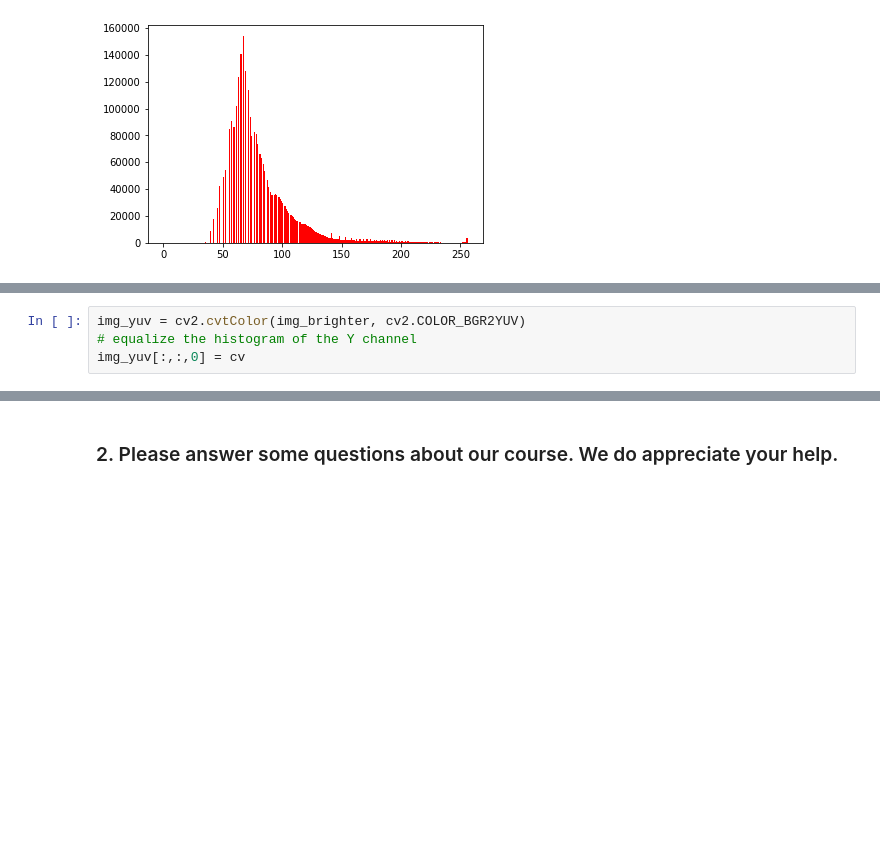
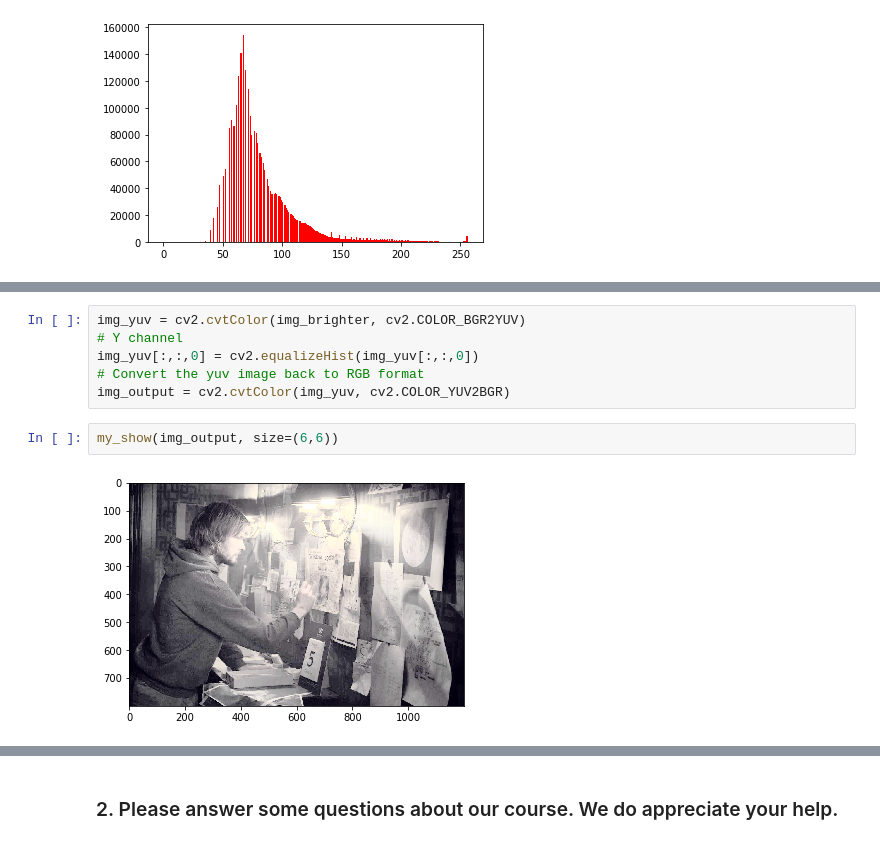
Before and after one commit to Raydrrrr1234/kaikeba, a Jupyter notebook: 第一周_CV课作业.ipynb, the cells around one changed output, grey strips where cells are left out. Cells and saved outputs as stored; diff of their text form; blank space fills up the shorter version.

```diff
--- a/第一周_CV课作业.ipynb
+++ b/第一周_CV课作业.ipynb
@@ -133,4 +131,10 @@ plt.show()
 # %%
 img_yuv = cv2.cvtColor(img_brighter, cv2.COLOR_BGR2YUV)
-# equalize the histogram of the Y channel
-img_yuv[:,:,0] = cv
+# Y channel
+img_yuv[:,:,0] = cv2.equalizeHist(img_yuv[:,:,0])
+# Convert the yuv image back to RGB format
+img_output = cv2.cvtColor(img_yuv, cv2.COLOR_YUV2BGR)
+# %%
+my_show(img_output, size=(6,6))
+# %% [output]
+[figure, added]
```
Also changed, not shown: parts of 9 cells of this notebook, 2 other files.
